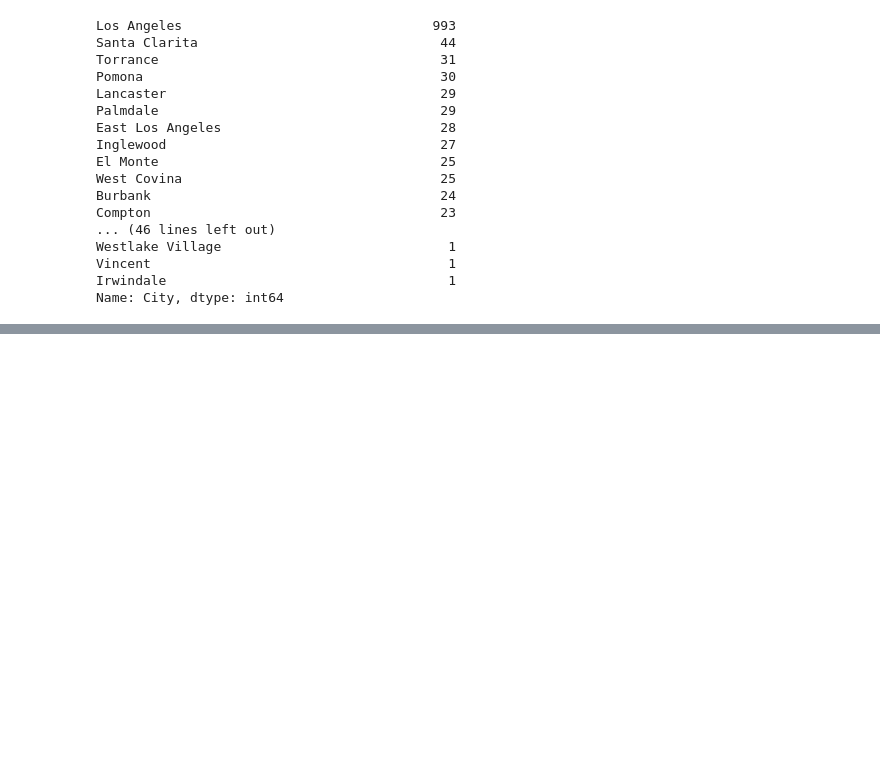
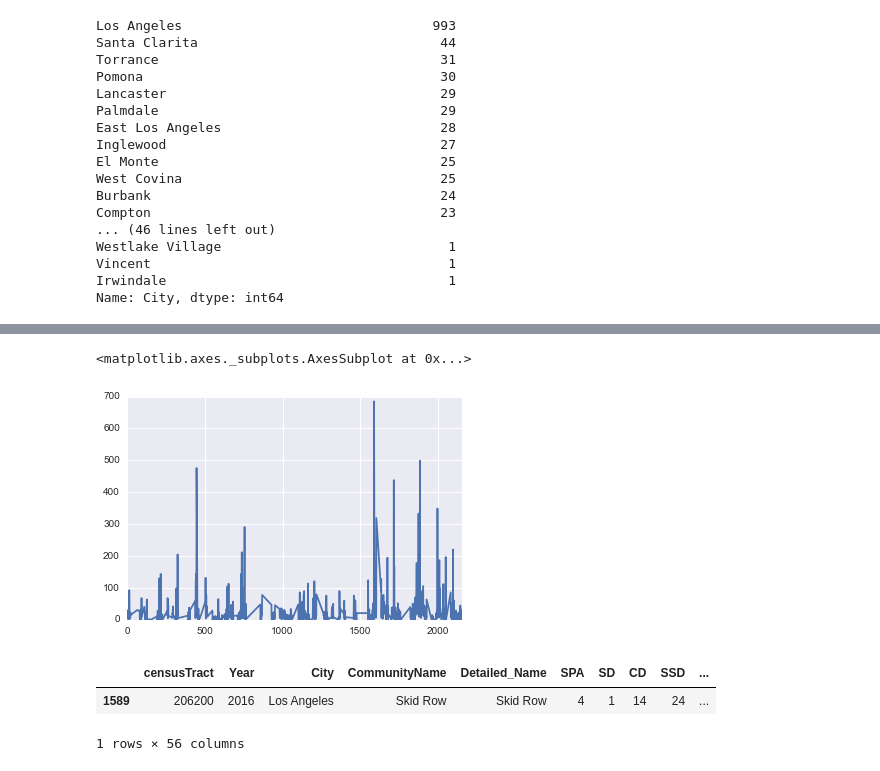
Before and after one commit to isaacmoore/la-homeless-data, a Jupyter notebook: EDA.ipynb, the cells around one changed output, grey strips where cells are left out. Cells and saved outputs as stored; diff of their text form; code cells hidden in the pictures; blank space fills up the shorter version.

```diff
--- a/EDA.ipynb
+++ b/EDA.ipynb
@@ -87,0 +157,13 @@ df.groupby('City').totPeople.count()
+# %%
+# With the outlier removed.
+la[ la['totPeople'] < 2000 ].totPeople.plot()
+# %% [output]
+<matplotlib.axes._subplots.AxesSubplot at 0x...>
+[figure, added]
+# %%
+# Skid row again.
+la[ (la['totPeople'] > 600) & (la['totPeople'] < 2000) ]
+# %% [output]
+|  | censusTract | Year | City | CommunityName | Detailed_Name | SPA | SD | CD | SSD | ... |
+| 1589 | 206200 | 2016 | Los Angeles | Skid Row | Skid Row | 4 | 1 | 14 | 24 | ... |
+1 rows × 56 columns
```
Also changed, not shown: parts of 9 cells of this notebook.
